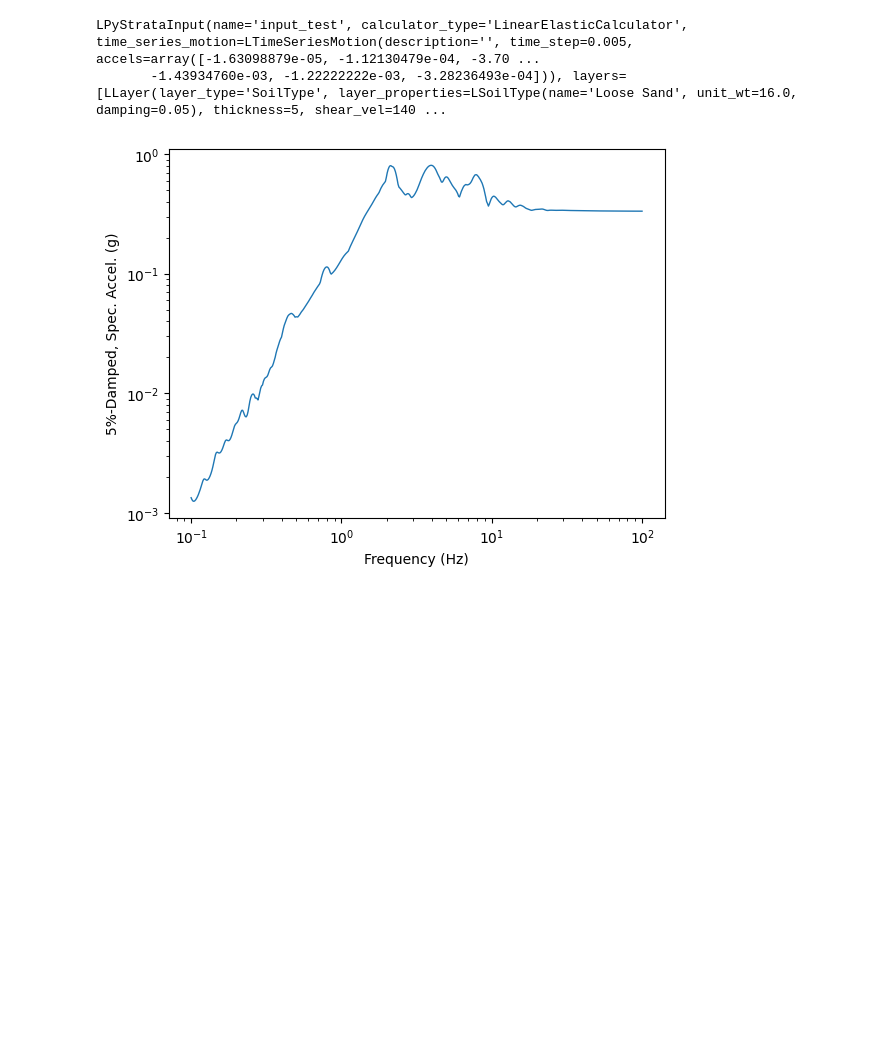
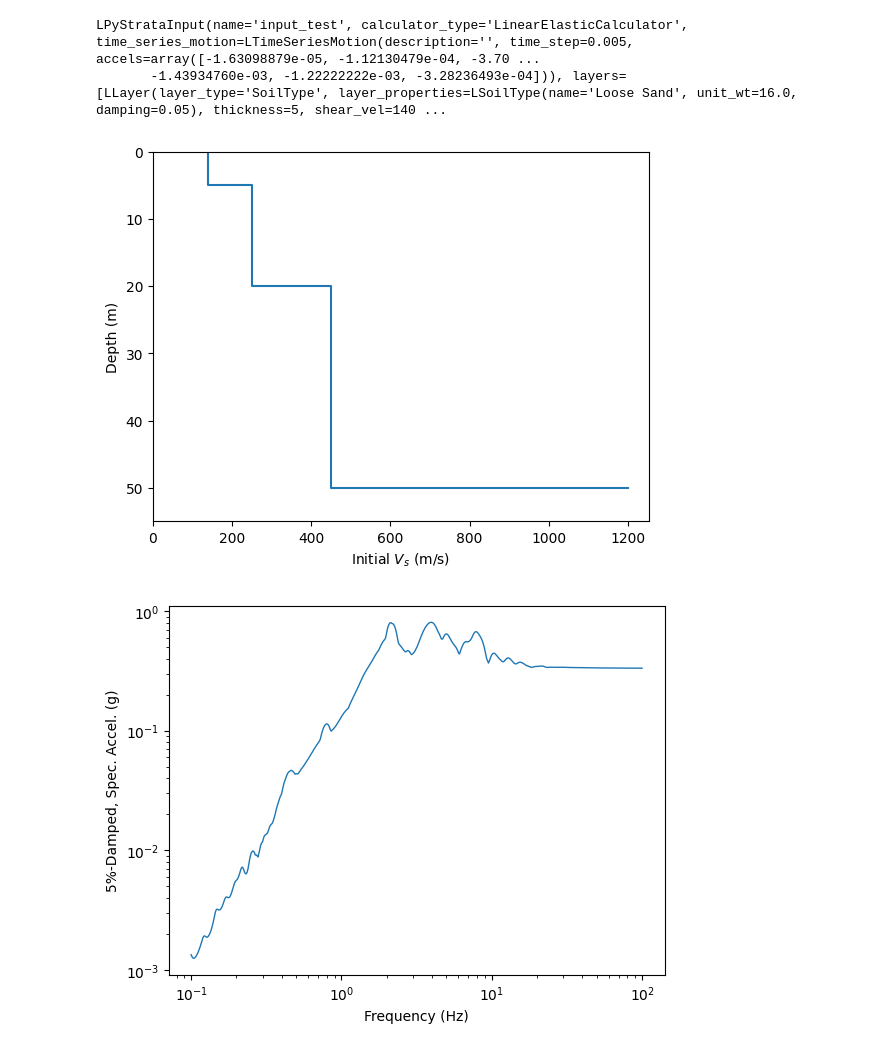
Before and after one commit to panagop/lampa, a Jupyter notebook: jupyter/999 - LampaClasses.ipynb, the cells around one changed output. Cells and saved outputs as stored; diff of their text form; code cells hidden in the pictures; blank space fills up the shorter version.

```diff
--- a/jupyter/999 - LampaClasses.ipynb
+++ b/jupyter/999 - LampaClasses.ipynb
@@ -62,6 +57,10 @@ lpsi
 # %% [output]
 LPyStrataInput(name='input_test', calculator_type='LinearElasticCalculator', time_series_motion=LTimeSeriesMotion(description='', time_step=0.005, accels=array([-1.63098879e-05, -1.12130479e-04, -3.70 ...
        -1.43934760e-03, -1.22222222e-03, -3.28236493e-04])), layers=[LLayer(layer_type='SoilType', layer_properties=LSoilType(name='Loose Sand', unit_wt=16.0, damping=0.05), thickness=5, shear_vel=140 ...
+# %%
+lpsi.to_pystrata_profile.plot("initial_shear_vel");
+# %% [output]
+[figure, added]
 # %%
 lproject = LProject(lpsi)
 # %%
```
Also changed, not shown: parts of 5 cells of this notebook, 9 other files.
